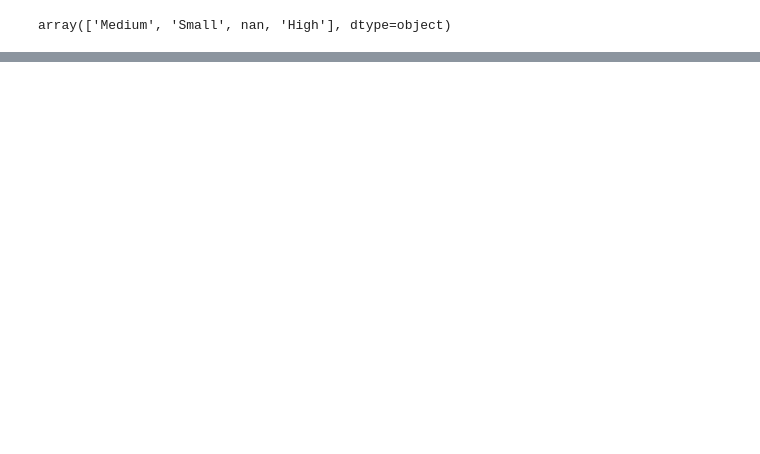
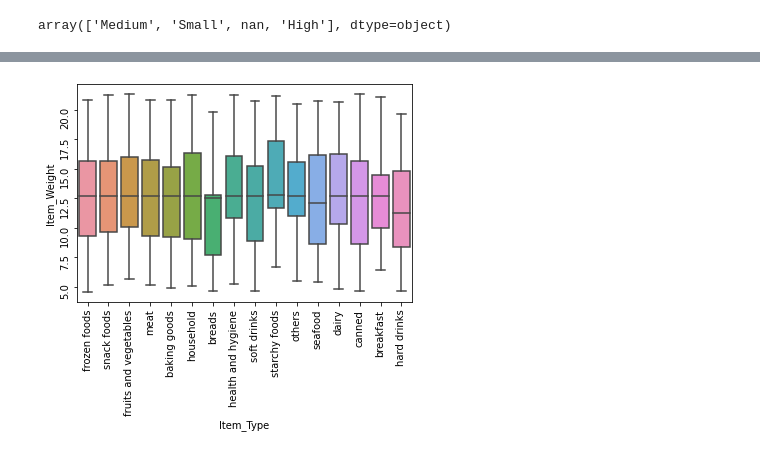
Before and after one commit to ch3rnoalpha/Sales_predictions---john-paredes, a Jupyter notebook: Project_core_1_John_paredes.ipynb, the cells around one changed output, grey strips where cells are left out. Drawn from its saved outputs; the diff is of its cells as text; code cells hidden in the pictures; blank space fills up the shorter version.

```diff
--- a/Project_core_1_John_paredes.ipynb
+++ b/Project_core_1_John_paredes.ipynb
@@ -128,0 +95,6 @@ for col in df.columns:
+# %%
+#Bocplot of item type compared to item weight, shows overall averages
+ax = sns.boxplot(x='Item_Type', y='Item_Weight', data=df)
+ax.tick_params(labelrotation=90)
+# %% [output]
+[figure, added]
```
Also changed, not shown: parts of 9 cells of this notebook.
